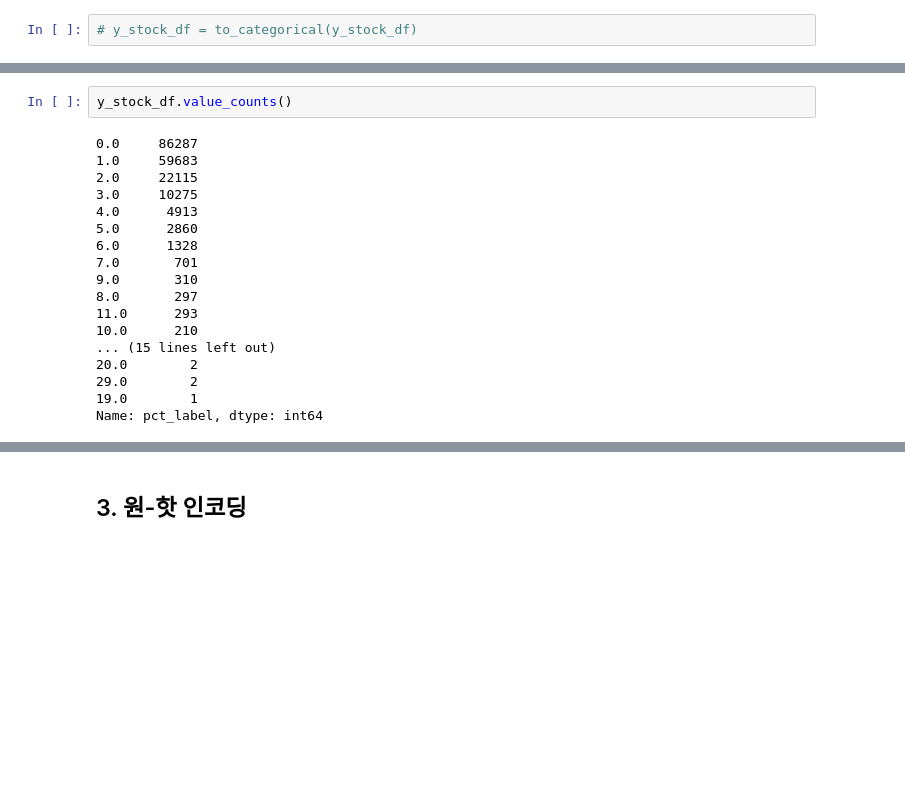
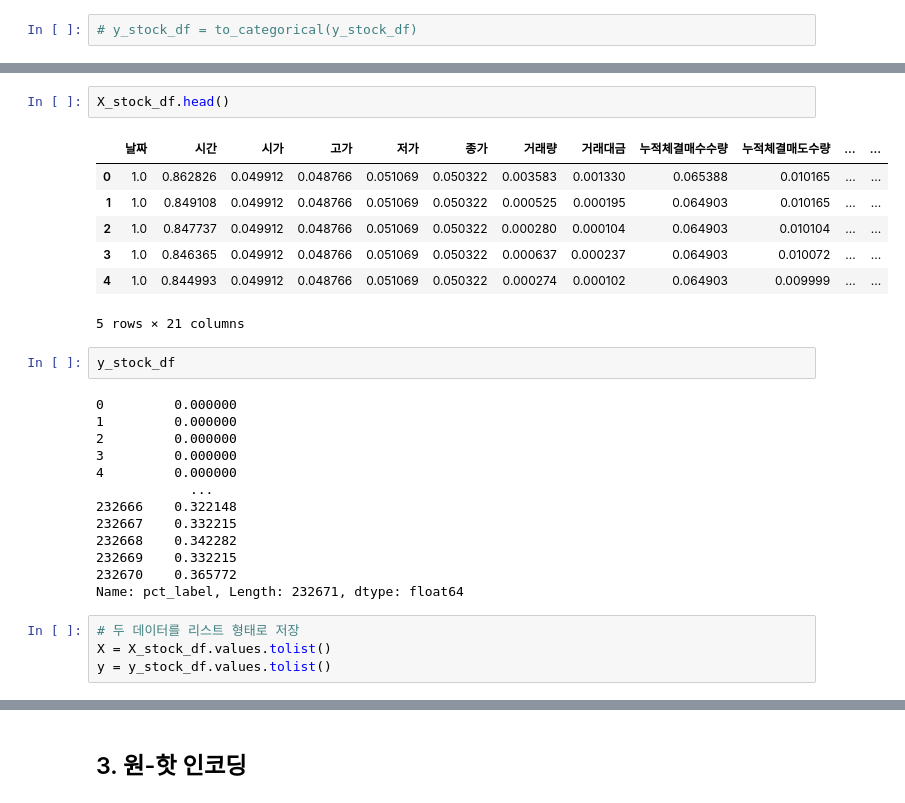
Before and after one commit to hwanghyeonjun98/trading, a Jupyter notebook: model copy.ipynb, the cells around one changed output, grey strips where cells are left out. Cells and saved outputs as stored; diff of their text form; blank space fills up the shorter version.

```diff
--- a/model copy.ipynb
+++ b/model copy.ipynb
@@ -283,20 +212,29 @@ y_stock_df.shape
+# %%
+X_stock_df.head()
+# %% [output]
+|  | 날짜 | 시간 | 시가 | 고가 | 저가 | 종가 | 거래량 | 거래대금 | 누적체결매수수량 | 누적체결매도수량 | ... | ... |
+| 0 | 1.0 | 0.862826 | 0.049912 | 0.048766 | 0.051069 | 0.050322 | 0.003583 | 0.001330 | 0.065388 | 0.010165 | ... | ... |
+| 1 | 1.0 | 0.849108 | 0.049912 | 0.048766 | 0.051069 | 0.050322 | 0.000525 | 0.000195 | 0.064903 | 0.010165 | ... | ... |
+| 2 | 1.0 | 0.847737 | 0.049912 | 0.048766 | 0.051069 | 0.050322 | 0.000280 | 0.000104 | 0.064903 | 0.010104 | ... | ... |
+| 3 | 1.0 | 0.846365 | 0.049912 | 0.048766 | 0.051069 | 0.050322 | 0.000637 | 0.000237 | 0.064903 | 0.010072 | ... | ... |
+| 4 | 1.0 | 0.844993 | 0.049912 | 0.048766 | 0.051069 | 0.050322 | 0.000274 | 0.000102 | 0.064903 | 0.009999 | ... | ... |
+5 rows × 21 columns
 # %%
-y_stock_df.value_counts()
+y_stock_df
 # %% [output]
-0.0     86287
-1.0     59683
-2.0     22115
-3.0     10275
-4.0      4913
-5.0      2860
-6.0      1328
-7.0       701
-9.0       310
-8.0       297
-11.0      293
-10.0      210
-... (15 lines left out)
-20.0        2
-29.0        2
-19.0        1
-Name: pct_label, dtype: int64
+0         0.000000
+1         0.000000
+2         0.000000
+3         0.000000
+4         0.000000
+            ...
+232666    0.322148
+232667    0.332215
+232668    0.342282
+232669    0.332215
+232670    0.365772
+Name: pct_label, Length: 232671, dtype: float64
+# %%
+# 두 데이터를 리스트 형태로 저장
+X = X_stock_df.values.tolist()
+y = y_stock_df.values.tolist()
```
Also changed, not shown: parts of 25 cells of this notebook, 1 other file.
